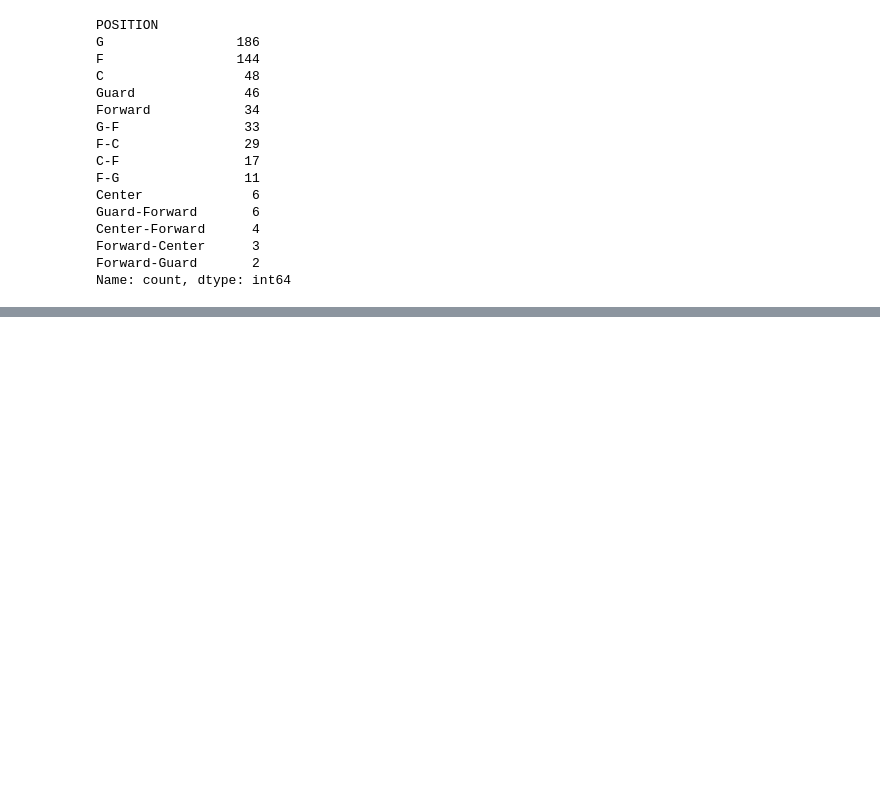
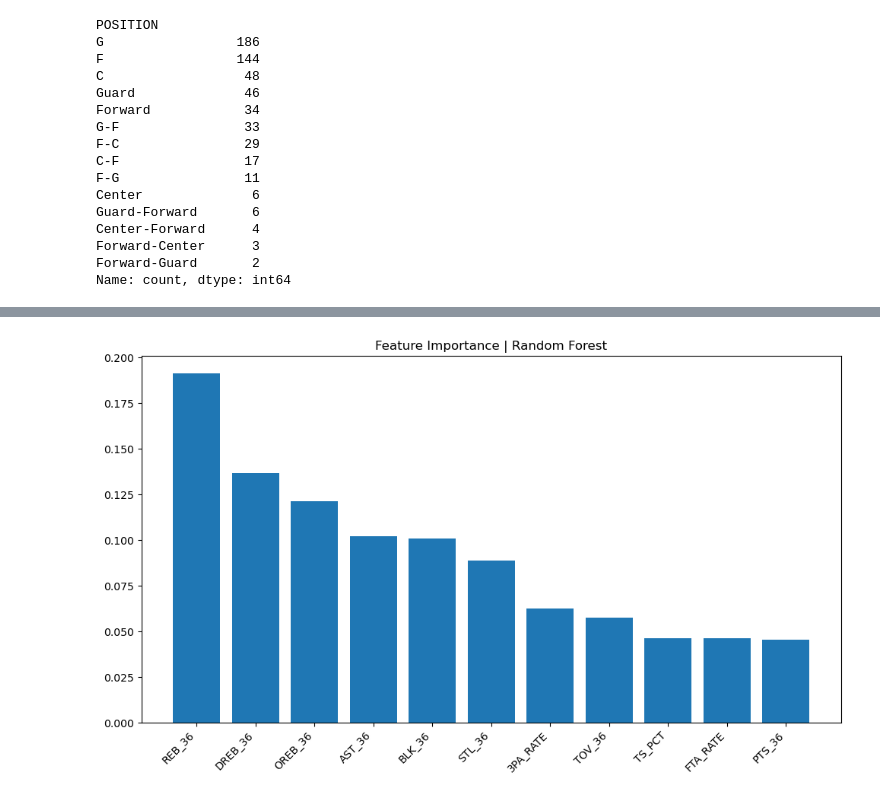
Before and after one commit to EthanBracero-Komrosky/nba-position-predictor, a Jupyter notebook: nba_position_predictor.ipynb, the cells around one changed output, grey strips where cells are left out. Saved outputs shown, nothing was run; the diff lists cells and outputs as text; code cells hidden in the pictures; blank space fills up the shorter version.

Commit message:
Completed the models, visualizations, analysis, and conclusion

```diff
--- a/nba_position_predictor.ipynb
+++ b/nba_position_predictor.ipynb
@@ -213,0 +239,6 @@ Name: count, dtype: int64
+# %%
+# now that everything is merged, we should set a baseline amount of minutes
+# I'm going with 200, since that's about 5 minutes/game over 40 games
+df_clean = df_merged[df_merged['MIN'] >= 200].copy()
+print(df_clean.shape)
+print(df_clean['POSITION'].value_counts())
@@ -213,0 +334,19 @@ Name: count, dtype: int64
+# %%
+# the results are looking pretty good! the model is especially good at
+# predicting guards, and surprisignly accurate at predicting centers, despite
+# the lack of support when compared to the other two positions
+# if I had to take an initial guess as to why, it would be because the modern
+# day forward is more positionless than centers and guards, and therefore
+# harder to identify
+
+# now let's try the random forest model
+from sklearn.ensemble import RandomForestClassifier
+
+# tradining the random forest
+rf_model = RandomForestClassifier(n_estimators=100, random_state=42)
+rf_model.fit(X_train, y_train)
+
+# now let's look at the results
+rf_pred = rf_model.predict(X_test)
+print(f"Accuracy: {accuracy_score(y_test, rf_pred):.2f}")
+print(classification_report(y_test, rf_pred))
@@ -213,0 +364,21 @@ Name: count, dtype: int64
+# %%
+# the random forest also has an accuracy of 0.74, and the results are almost
+# identical; this suggest that we have hit the accuracy ceiling with our current
+# data, despite the choice of model
+
+# let's look at the most important feautures now
+import matplotlib.pyplot as plt
+import numpy as np
+
+# getting the importances of features from random forest
+importances = rf_model.feature_importances_
+indices = np.argsort(importances)[::-1]
+
+plt.figure(figsize=(10, 6))
+plt.bar(range(len(features)), importances[indices])
+plt.xticks(range(len(features)), [features[i] for i in indices], rotation=45, ha='right')
+plt.title("Feature Importance | Random Forest")
+plt.tight_layout()
+plt.show()
+# %% [output]
+[figure, added]
```
Also changed, not shown: parts of 18 cells of this notebook.
